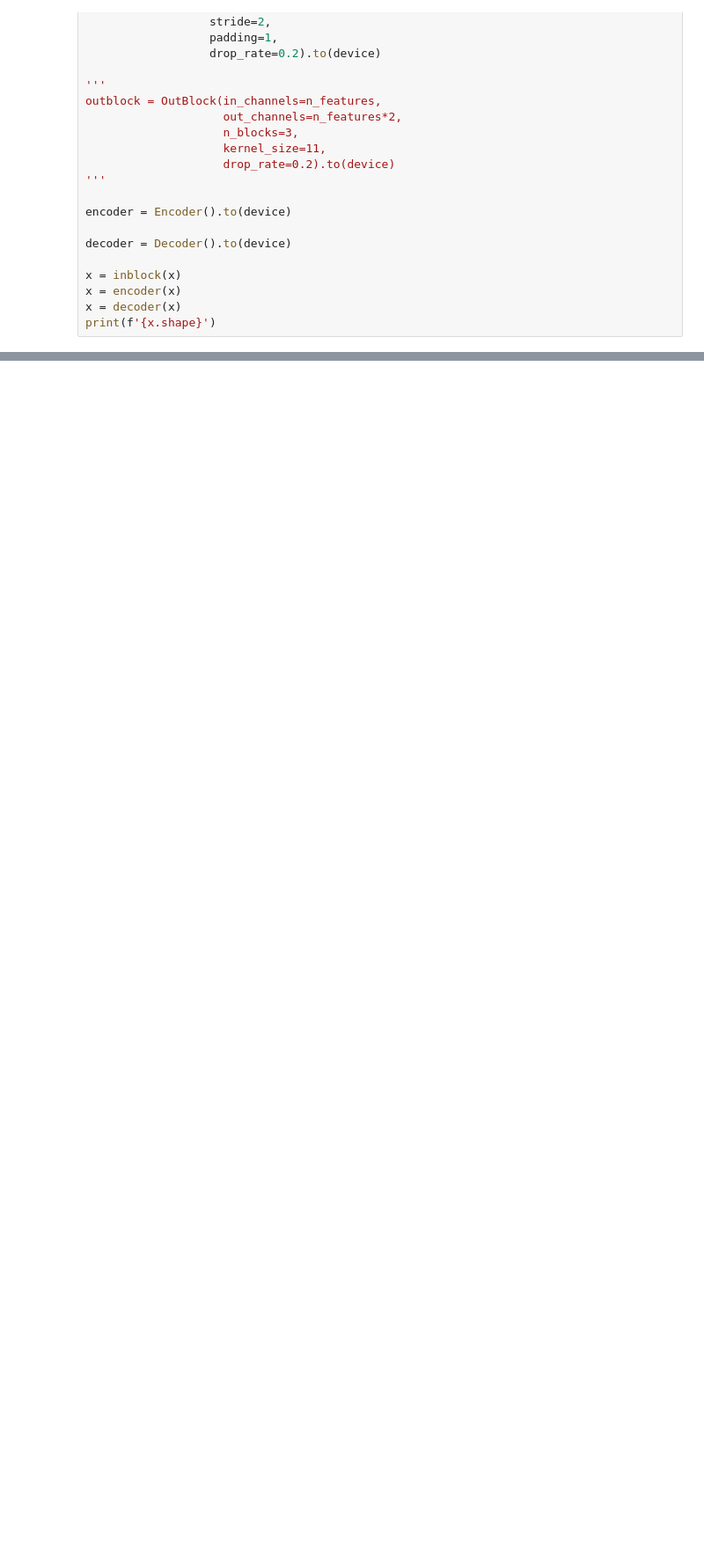
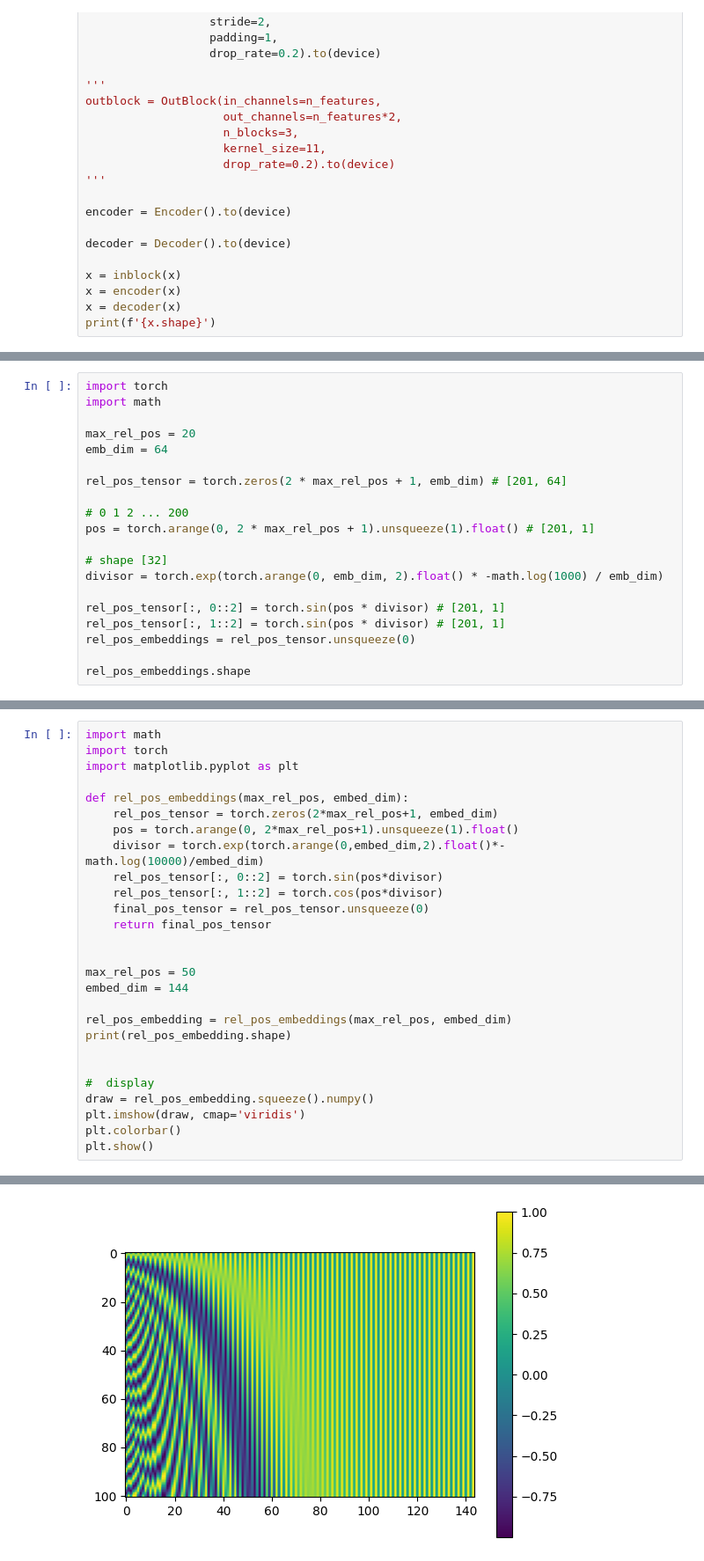
Before and after one commit to marcosolime/asr-librispeech, a Jupyter notebook: playground.ipynb, the cells around one changed output, grey strips where cells are left out. Shown at 88% size. Drawn from its saved outputs; the diff is of its cells as text; blank space fills up the shorter version.

```diff
--- a/playground.ipynb
+++ b/playground.ipynb
@@ -614,0 +677,20 @@ print(f'{x.shape}')
+# %%
+import torch
+import math
+
+max_rel_pos = 20
+emb_dim = 64
+
+rel_pos_tensor = torch.zeros(2 * max_rel_pos + 1, emb_dim) # [201, 64]
+
+# 0 1 2 ... 200
+pos = torch.arange(0, 2 * max_rel_pos + 1).unsqueeze(1).float() # [201, 1]
+
+# shape [32]
+divisor = torch.exp(torch.arange(0, emb_dim, 2).float() * -math.log(1000) / emb_dim)
+
+rel_pos_tensor[:, 0::2] = torch.sin(pos * divisor) # [201, 1]
+rel_pos_tensor[:, 1::2] = torch.sin(pos * divisor) # [201, 1]
+rel_pos_embeddings = rel_pos_tensor.unsqueeze(0)
+
+rel_pos_embeddings.shape
@@ -614,0 +736,28 @@ print(f'{x.shape}')
+# %%
+import math
+import torch
+import matplotlib.pyplot as plt
+
+def rel_pos_embeddings(max_rel_pos, embed_dim):
+    rel_pos_tensor = torch.zeros(2*max_rel_pos+1, embed_dim)
+    pos = torch.arange(0, 2*max_rel_pos+1).unsqueeze(1).float()
+    divisor = torch.exp(torch.arange(0,embed_dim,2).float()*-math.log(10000)/embed_dim)
+    rel_pos_tensor[:, 0::2] = torch.sin(pos*divisor)
+    rel_pos_tensor[:, 1::2] = torch.cos(pos*divisor)
+    final_pos_tensor = rel_pos_tensor.unsqueeze(0)
+    return final_pos_tensor
+
+
+max_rel_pos = 50
+embed_dim = 144
+
+rel_pos_embedding = rel_pos_embeddings(max_rel_pos, embed_dim)
+print(rel_pos_embedding.shape)
+
+
+#  display
+draw = rel_pos_embedding.squeeze().numpy()
+plt.imshow(draw, cmap='viridis')
+plt.colorbar()
+plt.show()
+# %% [output]
@@ -614,0 +765 @@ print(f'{x.shape}')
+[figure, added]
```
Also changed, not shown: parts of 9 cells of this notebook, 5 other files.
